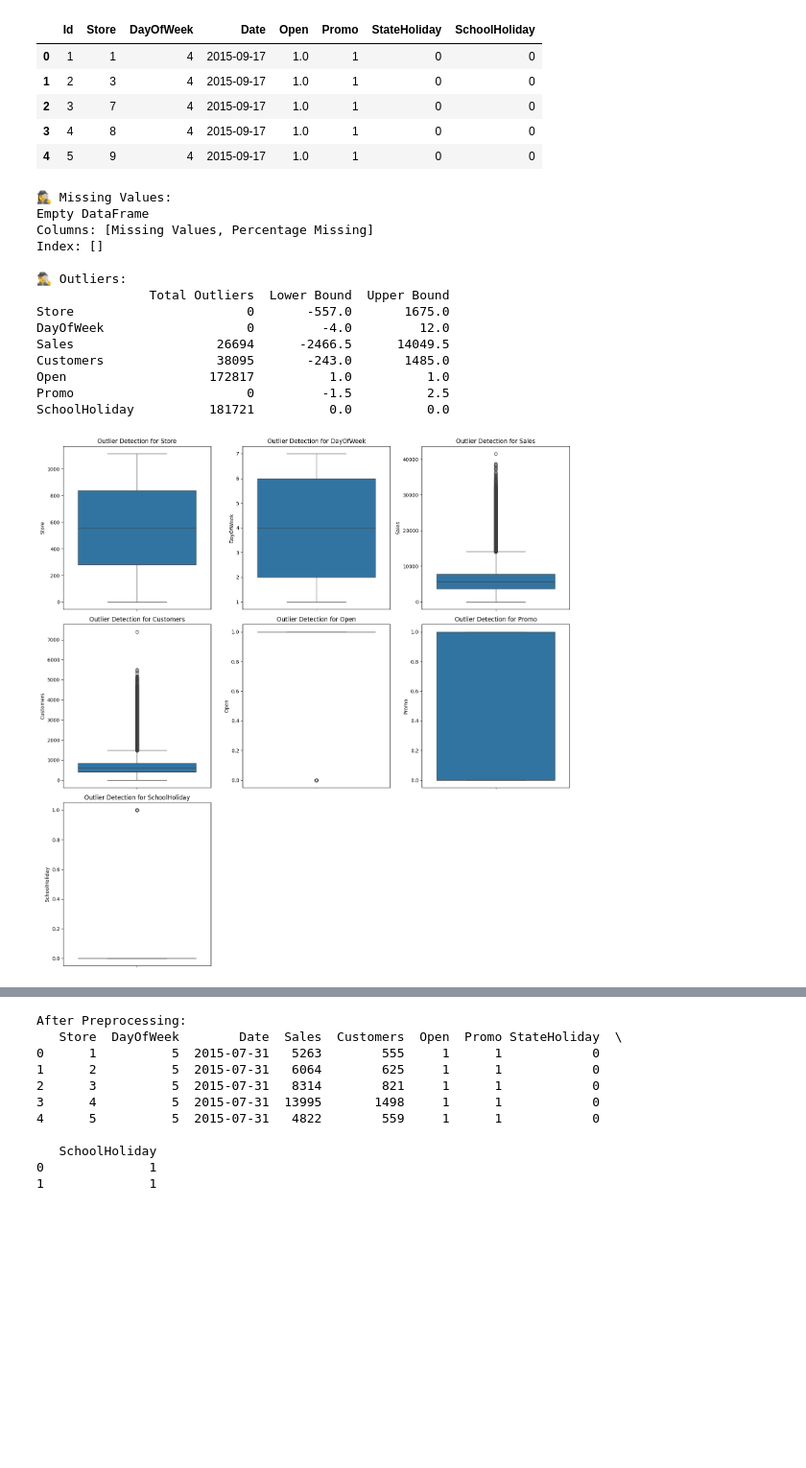
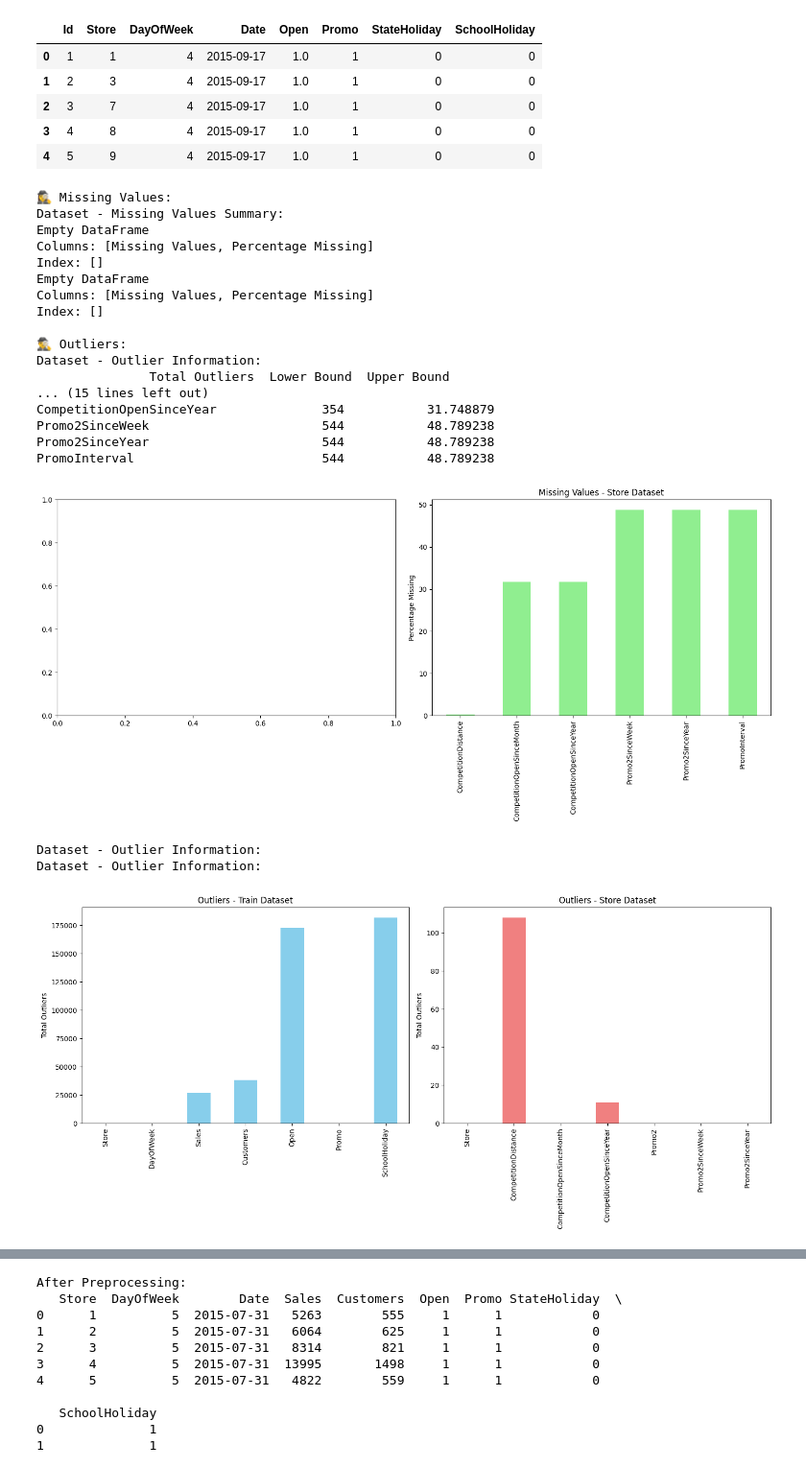
Before and after one commit to Ethel-Star/Week4.AIM3, a Jupyter notebook: notebooks/Task.1_EDA.Customer Purchase Analysis.ipynb, the cells around one changed output, grey strips where cells are left out. Shown at 96% size. Saved outputs shown, nothing was run; the diff lists cells and outputs as text; code cells hidden in the pictures; blank space fills up the shorter version.

```diff
--- a/notebooks/Task.1_EDA.Customer Purchase Analysis.ipynb
+++ b/notebooks/Task.1_EDA.Customer Purchase Analysis.ipynb
@@ -59,25 +60,34 @@ test.head()
 | 3 | 4 | 8 | 4 | 2015-09-17 | 1.0 | 1 | 0 | 0 |
 | 4 | 5 | 9 | 4 | 2015-09-17 | 1.0 | 1 | 0 | 0 |
 # %%
+# Handle and visualize missing values and outliers for both datasets
 print("🕵️‍♀️ Missing Values:")
 print(detect_missing_values(train))
 # Detect Outliers
 print("\n🕵️‍♂️ Outliers:")
 print(detect_outliers(train))
-outlier_detection(train)
+
+visualize_missing_values(train, store)
+visualize_outliers(train, store)
 # %% [output]
 🕵️‍♀️ Missing Values:
+Dataset - Missing Values Summary:
+Empty DataFrame
+Columns: [Missing Values, Percentage Missing]
+Index: []
 Empty DataFrame
 Columns: [Missing Values, Percentage Missing]
 Index: []
 
 🕵️‍♂️ Outliers:
+Dataset - Outlier Information:
                Total Outliers  Lower Bound  Upper Bound
-Store                       0       -557.0       1675.0
-DayOfWeek                   0         -4.0         12.0
-Sales                   26694      -2466.5      14049.5
-Customers               38095       -243.0       1485.0
-Open                   172817          1.0          1.0
-Promo                       0         -1.5          2.5
-SchoolHoliday          181721          0.0          0.0
+... (15 lines left out)
+CompetitionOpenSinceYear              354           31.748879
+Promo2SinceWeek                       544           48.789238
+Promo2SinceYear                       544           48.789238
+PromoInterval                         544           48.789238
-[figure, old version]
+[figure, new version]
+Dataset - Outlier Information:
+Dataset - Outlier Information:
+[figure, added]
```
Also changed, not shown: parts of 12 cells of this notebook.
